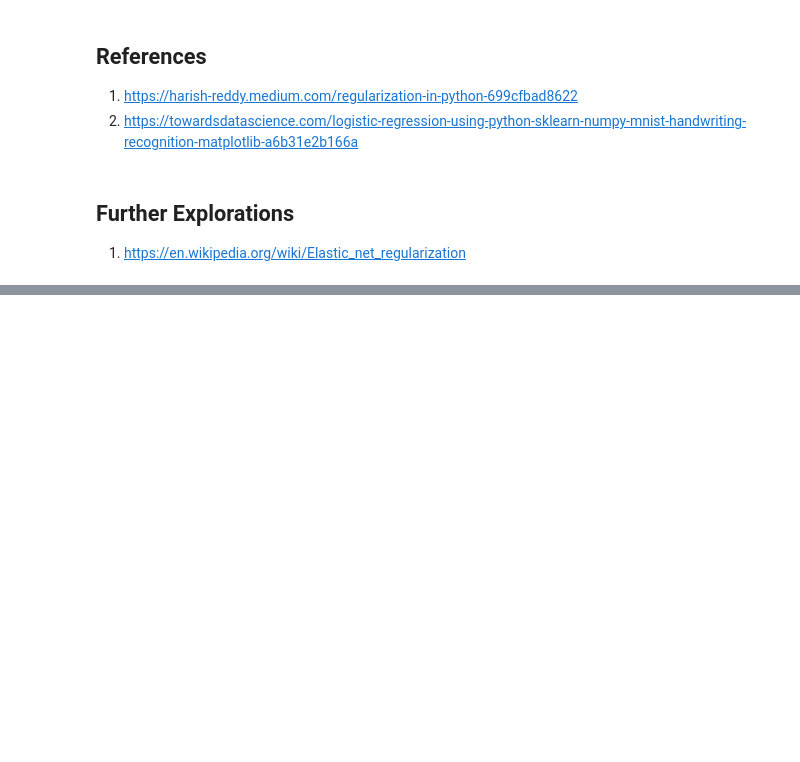
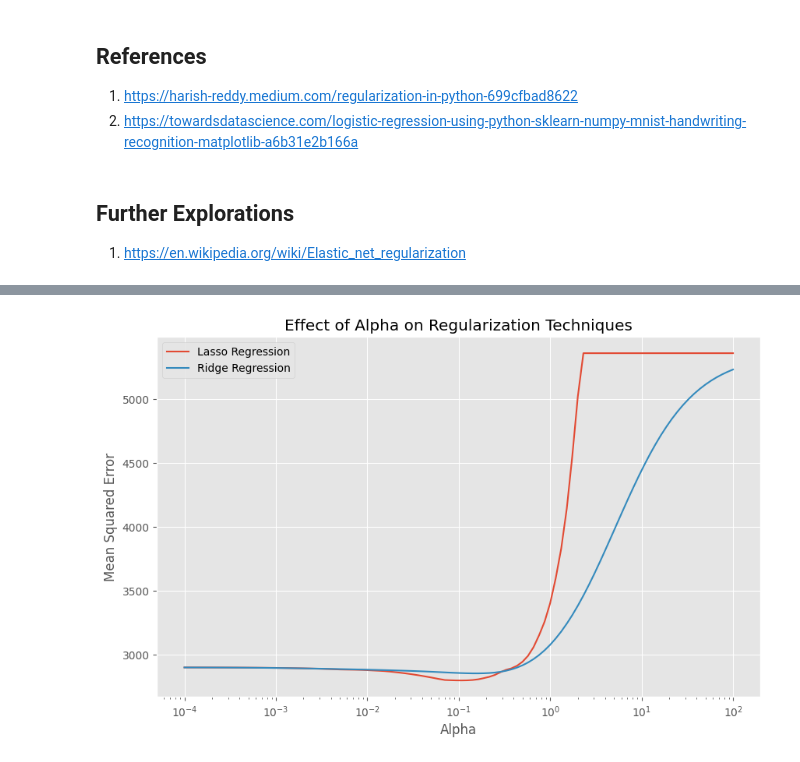
Before and after one commit to Divyalakshmikrishnaveni66/DIVYALAKSHMI-KRISHNAVENI_FMML_LABS-AND-PROJECTS, a Jupyter notebook: Regression_Lab_3.ipynb, the cells around one changed output, grey strips where cells are left out. Saved outputs shown, nothing was run; the diff lists cells and outputs as text; code cells hidden in the pictures; blank space fills up the shorter version.

```diff
--- a/Regression_Lab_3.ipynb
+++ b/Regression_Lab_3.ipynb
@@ -668,0 +657,47 @@ import numpy as np import matplotlib.pyplot as plt from sklearn.linear_model imp
+# %%
+import numpy as np
+import matplotlib.pyplot as plt
+from sklearn.datasets import load_diabetes
+from sklearn.model_selection import train_test_split
+from sklearn.linear_model import Lasso, Ridge
+from sklearn.metrics import mean_squared_error
+
+# Load the diabetes dataset
+diabetes = load_diabetes()
+X = diabetes.data
+y = diabetes.target
+
+# Split the dataset into training and testing sets
+X_train, X_test, y_train, y_test = train_test_split(X, y, test_size=0.2, random_state=42)
+
+# Define a range of alpha values to test
+alphas = np.logspace(-4, 2, 100)
+
+# Lists to store the mean squared errors
+lasso_errors = []
+ridge_errors = []
+
+# Loop through different values of alpha
+for alpha in alphas:
+    # Fit Lasso regression
+    lasso = Lasso(alpha=alpha)
+    lasso.fit(X_train, y_train)
+    lasso_errors.append(mean_squared_error(y_test, lasso.predict(X_test)))
+
+    # Fit Ridge regression
+    ridge = Ridge(alpha=alpha)
+    ridge.fit(X_train, y_train)
+    ridge_errors.append(mean_squared_error(y_test, ridge.predict(X_test)))
+
+# Plot the results
+plt.figure(figsize=(10, 6))
+plt.plot(alphas, lasso_errors, label='Lasso Regression')
+plt.plot(alphas, ridge_errors, label='Ridge Regression')
+plt.xlabel('Alpha')
+plt.ylabel('Mean Squared Error')
+plt.title('Effect of Alpha on Regularization Techniques')
+plt.xscale('log')
+plt.legend()
+plt.show()
+# %% [output]
+[figure, added]
```
Also changed, not shown: parts of 8 cells of this notebook.
